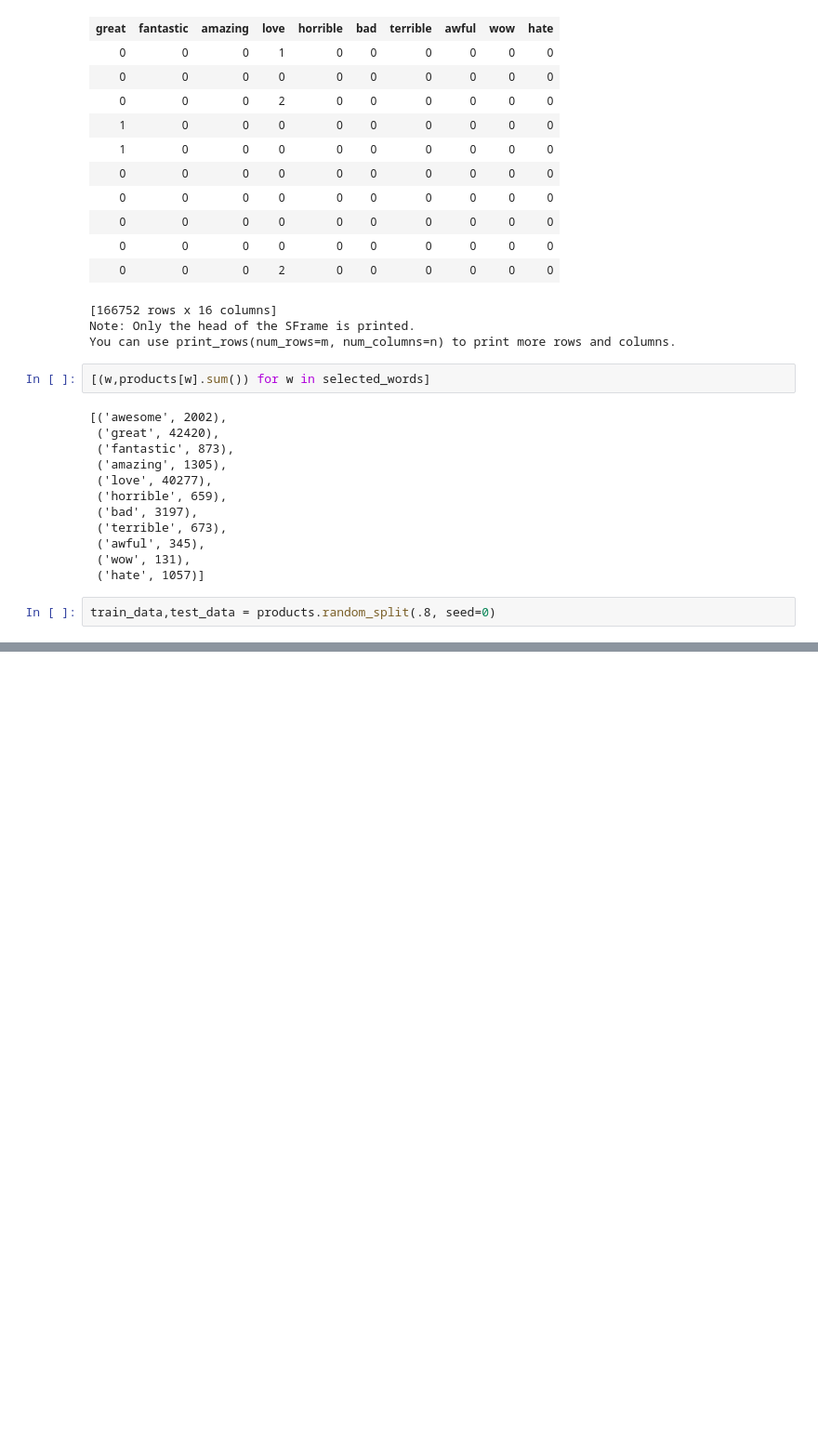
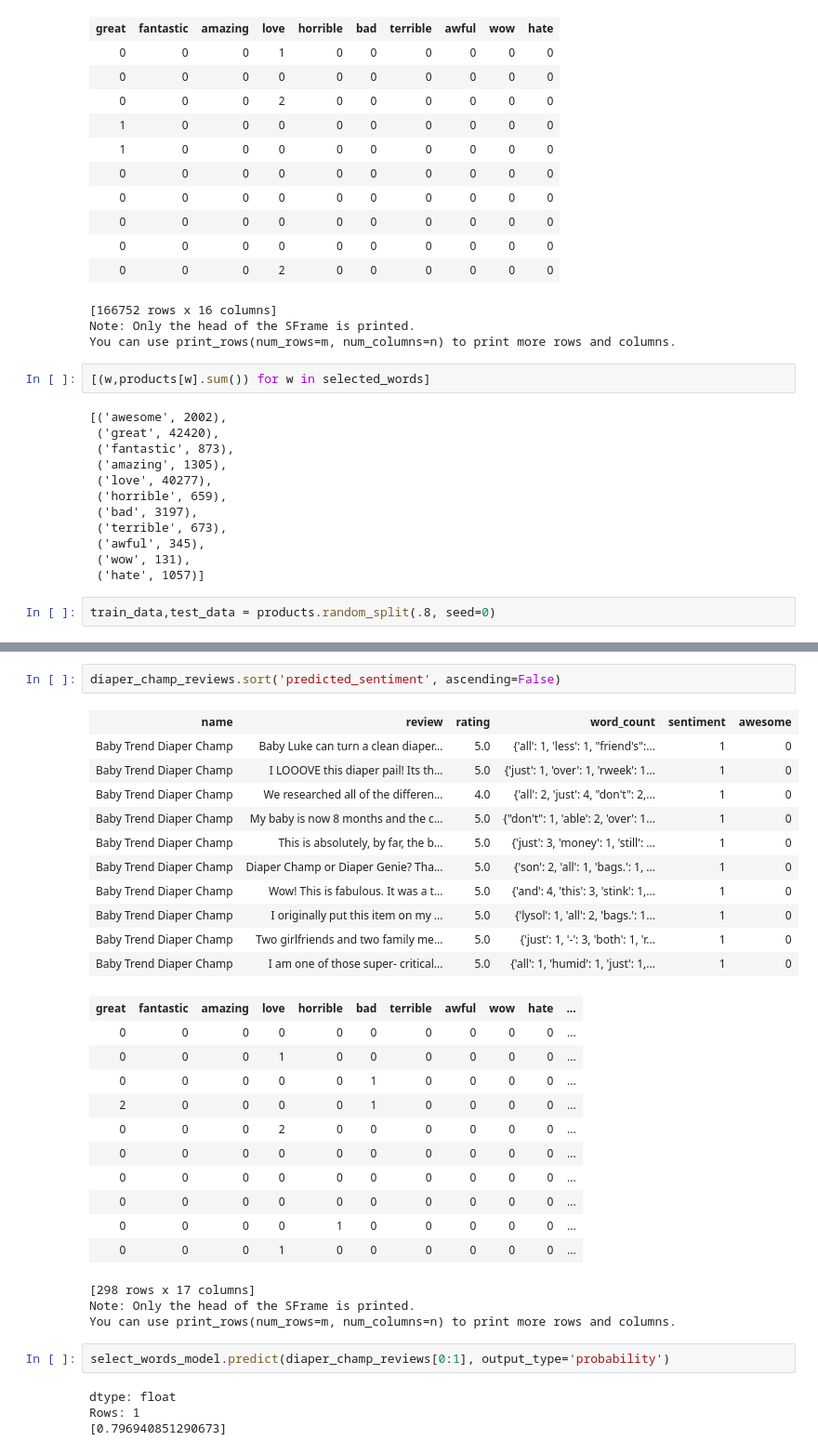
Before and after one commit to ronnyma/ml-spec, a Jupyter notebook: w3/Analyzing product sentiment.ipynb, the cells around one changed output, grey strips where cells are left out. Shown: that part at 93% size. Cells and saved outputs as stored; diff of their text form; blank space fills up the shorter version.

```diff
--- a/w3/Analyzing product sentiment.ipynb
+++ b/w3/Analyzing product sentiment.ipynb
@@ -286,0 +453,34 @@ select_words_model = graphlab.logistic_classifier.create(train_data,
+# %%
+diaper_champ_reviews.sort('predicted_sentiment', ascending=False)
+# %% [output]
+| name | review | rating | word_count | sentiment | awesome |
+| Baby Trend Diaper Champ | Baby Luke can turn a clean diaper... | 5.0 | {'all': 1, 'less': 1, "friend's":... | 1 | 0 |
+| Baby Trend Diaper Champ | I LOOOVE this diaper pail! Its th... | 5.0 | {'just': 1, 'over': 1, 'rweek': 1... | 1 | 0 |
+| Baby Trend Diaper Champ | We researched all of the differen... | 4.0 | {'all': 2, 'just': 4, "don't": 2,... | 1 | 0 |
+| Baby Trend Diaper Champ | My baby is now 8 months and the c... | 5.0 | {"don't": 1, 'able': 2, 'over': 1... | 1 | 0 |
+| Baby Trend Diaper Champ | This is absolutely, by far, the b... | 5.0 | {'just': 3, 'money': 1, 'still': ... | 1 | 0 |
+| Baby Trend Diaper Champ | Diaper Champ or Diaper Genie? Tha... | 5.0 | {'son': 2, 'all': 1, 'bags.': 1, ... | 1 | 0 |
+| Baby Trend Diaper Champ | Wow! This is fabulous. It was a t... | 5.0 | {'and': 4, 'this': 3, 'stink': 1,... | 1 | 0 |
+| Baby Trend Diaper Champ | I originally put this item on my ... | 5.0 | {'lysol': 1, 'all': 2, 'bags.': 1... | 1 | 0 |
+| Baby Trend Diaper Champ | Two girlfriends and two family me... | 5.0 | {'just': 1, '-': 3, 'both': 1, 'r... | 1 | 0 |
+| Baby Trend Diaper Champ | I am one of those super- critical... | 5.0 | {'all': 1, 'humid': 1, 'just': 1,... | 1 | 0 |
+| great | fantastic | amazing | love | horrible | bad | terrible | awful | wow | hate | ... |
+| 0 | 0 | 0 | 0 | 0 | 0 | 0 | 0 | 0 | 0 | ... |
+| 0 | 0 | 0 | 1 | 0 | 0 | 0 | 0 | 0 | 0 | ... |
+| 0 | 0 | 0 | 0 | 0 | 1 | 0 | 0 | 0 | 0 | ... |
+| 2 | 0 | 0 | 0 | 0 | 1 | 0 | 0 | 0 | 0 | ... |
+| 0 | 0 | 0 | 2 | 0 | 0 | 0 | 0 | 0 | 0 | ... |
+| 0 | 0 | 0 | 0 | 0 | 0 | 0 | 0 | 0 | 0 | ... |
+| 0 | 0 | 0 | 0 | 0 | 0 | 0 | 0 | 0 | 0 | ... |
+| 0 | 0 | 0 | 0 | 0 | 0 | 0 | 0 | 0 | 0 | ... |
+| 0 | 0 | 0 | 0 | 1 | 0 | 0 | 0 | 0 | 0 | ... |
+| 0 | 0 | 0 | 1 | 0 | 0 | 0 | 0 | 0 | 0 | ... |
+[298 rows x 17 columns]
+Note: Only the head of the SFrame is printed.
+You can use print_rows(num_rows=m, num_columns=n) to print more rows and columns.
+# %%
+select_words_model.predict(diaper_champ_reviews[0:1], output_type='probability')
+# %% [output]
+dtype: float
+Rows: 1
+[0.796940851290673]
```
Also changed, not shown: parts of 11 cells of this notebook, 2 other files.
